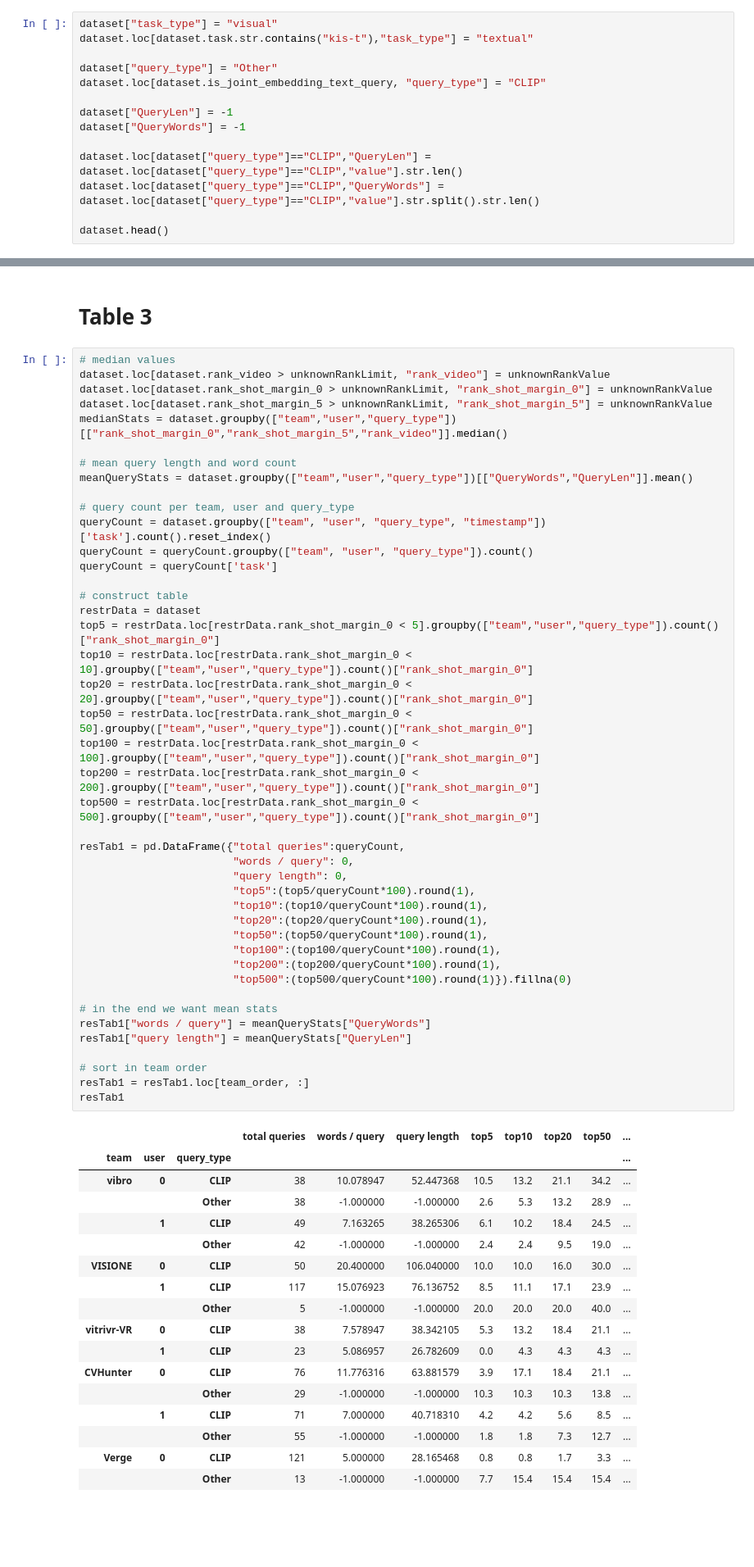
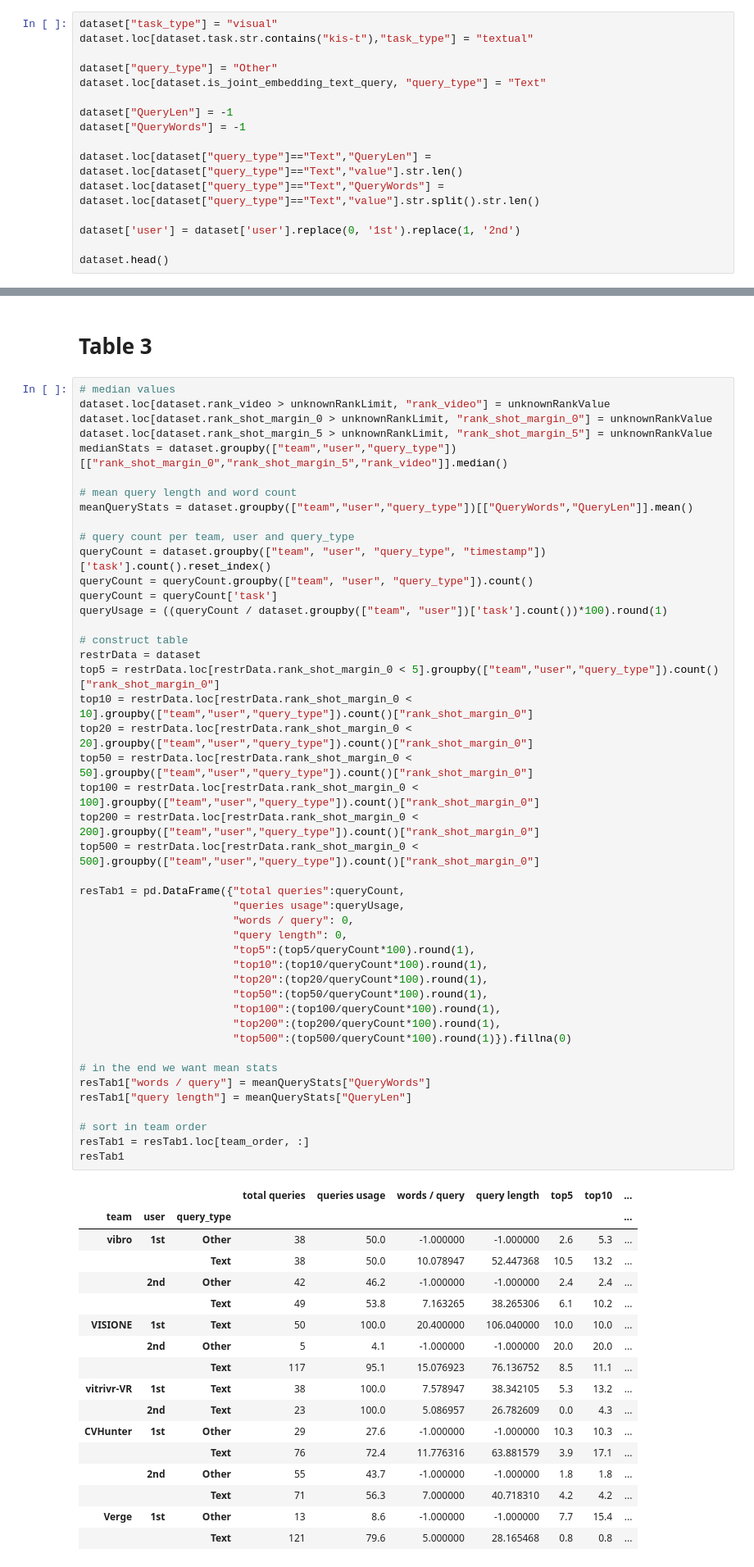
Before and after one commit to sauterl/VBS23-Post-Hoc-Analysis, a Jupyter notebook: src/python/notebooks/text_query_processing_2023.ipynb, the cells around one changed output, grey strips where cells are left out. Shown: that part at 82% size. Drawn from its saved outputs; the diff is of its cells as text; blank space fills up the shorter version.

Commit message:
updating the preprocessing of query analysis

```diff
--- a/src/python/notebooks/text_query_processing_2023.ipynb
+++ b/src/python/notebooks/text_query_processing_2023.ipynb
@@ -48,13 +48,15 @@ dataset["task_type"] = "visual"
 dataset.loc[dataset.task.str.contains("kis-t"),"task_type"] = "textual"
 
 dataset["query_type"] = "Other"
-dataset.loc[dataset.is_joint_embedding_text_query, "query_type"] = "CLIP"
+dataset.loc[dataset.is_joint_embedding_text_query, "query_type"] = "Text"
 
 dataset["QueryLen"] = -1
 dataset["QueryWords"] = -1
 
-dataset.loc[dataset["query_type"]=="CLIP","QueryLen"] = dataset.loc[dataset["query_type"]=="CLIP","value"].str.len()
-dataset.loc[dataset["query_type"]=="CLIP","QueryWords"] = dataset.loc[dataset["query_type"]=="CLIP","value"].str.split().str.len()
+dataset.loc[dataset["query_type"]=="Text","QueryLen"] = dataset.loc[dataset["query_type"]=="Text","value"].str.len()
+dataset.loc[dataset["query_type"]=="Text","QueryWords"] = dataset.loc[dataset["query_type"]=="Text","value"].str.split().str.len()
+
+dataset['user'] = dataset['user'].replace(0, '1st').replace(1, '2nd')
 
 dataset.head()
 # %% [output]
@@ -128,53 +140,55 @@ meanQueryStats = dataset.groupby(["team","user","query_type"])[["QueryWords","Qu
 queryCount = dataset.groupby(["team", "user", "query_type", "timestamp"])['task'].count().reset_index()
 queryCount = queryCount.groupby(["team", "user", "query_type"]).count()
 queryCount = queryCount['task']
+queryUsage = ((queryCount / dataset.groupby(["team", "user"])['task'].count())*100).round(1)
 
 # construct table
 restrData = dataset
 top5 = restrData.loc[restrData.rank_shot_margin_0 < 5].groupby(["team","user","query_type"]).count()["rank_shot_margin_0"]
 top10 = restrData.loc[restrData.rank_shot_margin_0 < 10].groupby(["team","user","query_type"]).count()["rank_shot_margin_0"]
 top20 = restrData.loc[restrData.rank_shot_margin_0 < 20].groupby(["team","user","query_type"]).count()["rank_shot_margin_0"]
 top50 = restrData.loc[restrData.rank_shot_margin_0 < 50].groupby(["team","user","query_type"]).count()["rank_shot_margin_0"]
 top100 = restrData.loc[restrData.rank_shot_margin_0 < 100].groupby(["team","user","query_type"]).count()["rank_shot_margin_0"]
 top200 = restrData.loc[restrData.rank_shot_margin_0 < 200].groupby(["team","user","query_type"]).count()["rank_shot_margin_0"]
 top500 = restrData.loc[restrData.rank_shot_margin_0 < 500].groupby(["team","user","query_type"]).count()["rank_shot_margin_0"]
 
 resTab1 = pd.DataFrame({"total queries":queryCount,
+                        "queries usage":queryUsage,
                         "words / query": 0,
                         "query length": 0,
                         "top5":(top5/queryCount*100).round(1),
                         "top10":(top10/queryCount*100).round(1),
                         "top20":(top20/queryCount*100).round(1),
                         "top50":(top50/queryCount*100).round(1),
                         "top100":(top100/queryCount*100).round(1),
                         "top200":(top200/queryCount*100).round(1),
                         "top500":(top500/queryCount*100).round(1)}).fillna(0)
 
 # in the end we want mean stats
 resTab1["words / query"] = meanQueryStats["QueryWords"]
 resTab1["query length"] = meanQueryStats["QueryLen"]
 
 # sort in team order
 resTab1 = resTab1.loc[team_order, :]
 resTab1
 # %% [output]
-|  |  |  | total queries | words / query | query length | top5 | top10 | top20 | top50 | ... |
-| team | user | query_type |  |  |  |  |  |  |  | ... |
-| vibro | 0 | CLIP | 38 | 10.078947 | 52.447368 | 10.5 | 13.2 | 21.1 | 34.2 | ... |
-|  |  | Other | 38 | -1.000000 | -1.000000 | 2.6 | 5.3 | 13.2 | 28.9 | ... |
-|  | 1 | CLIP | 49 | 7.163265 | 38.265306 | 6.1 | 10.2 | 18.4 | 24.5 | ... |
-|  |  | Other | 42 | -1.000000 | -1.000000 | 2.4 | 2.4 | 9.5 | 19.0 | ... |
-| VISIONE | 0 | CLIP | 50 | 20.400000 | 106.040000 | 10.0 | 10.0 | 16.0 | 30.0 | ... |
-|  | 1 | CLIP | 117 | 15.076923 | 76.136752 | 8.5 | 11.1 | 17.1 | 23.9 | ... |
-|  |  | Other | 5 | -1.000000 | -1.000000 | 20.0 | 20.0 | 20.0 | 40.0 | ... |
-| vitrivr-VR | 0 | CLIP | 38 | 7.578947 | 38.342105 | 5.3 | 13.2 | 18.4 | 21.1 | ... |
-|  | 1 | CLIP | 23 | 5.086957 | 26.782609 | 0.0 | 4.3 | 4.3 | 4.3 | ... |
-| CVHunter | 0 | CLIP | 76 | 11.776316 | 63.881579 | 3.9 | 17.1 | 18.4 | 21.1 | ... |
-|  |  | Other | 29 | -1.000000 | -1.000000 | 10.3 | 10.3 | 10.3 | 13.8 | ... |
-|  | 1 | CLIP | 71 | 7.000000 | 40.718310 | 4.2 | 4.2 | 5.6 | 8.5 | ... |
-|  |  | Other | 55 | -1.000000 | -1.000000 | 1.8 | 1.8 | 7.3 | 12.7 | ... |
-| Verge | 0 | CLIP | 121 | 5.000000 | 28.165468 | 0.8 | 0.8 | 1.7 | 3.3 | ... |
-|  |  | Other | 13 | -1.000000 | -1.000000 | 7.7 | 15.4 | 15.4 | 15.4 | ... |
+|  |  |  | total queries | queries usage | words / query | query length | top5 | top10 | ... |
+| team | user | query_type |  |  |  |  |  |  | ... |
+| vibro | 1st | Other | 38 | 50.0 | -1.000000 | -1.000000 | 2.6 | 5.3 | ... |
+|  |  | Text | 38 | 50.0 | 10.078947 | 52.447368 | 10.5 | 13.2 | ... |
+|  | 2nd | Other | 42 | 46.2 | -1.000000 | -1.000000 | 2.4 | 2.4 | ... |
+|  |  | Text | 49 | 53.8 | 7.163265 | 38.265306 | 6.1 | 10.2 | ... |
+| VISIONE | 1st | Text | 50 | 100.0 | 20.400000 | 106.040000 | 10.0 | 10.0 | ... |
+|  | 2nd | Other | 5 | 4.1 | -1.000000 | -1.000000 | 20.0 | 20.0 | ... |
+|  |  | Text | 117 | 95.1 | 15.076923 | 76.136752 | 8.5 | 11.1 | ... |
+| vitrivr-VR | 1st | Text | 38 | 100.0 | 7.578947 | 38.342105 | 5.3 | 13.2 | ... |
+|  | 2nd | Text | 23 | 100.0 | 5.086957 | 26.782609 | 0.0 | 4.3 | ... |
+| CVHunter | 1st | Other | 29 | 27.6 | -1.000000 | -1.000000 | 10.3 | 10.3 | ... |
+|  |  | Text | 76 | 72.4 | 11.776316 | 63.881579 | 3.9 | 17.1 | ... |
+|  | 2nd | Other | 55 | 43.7 | -1.000000 | -1.000000 | 1.8 | 1.8 | ... |
+|  |  | Text | 71 | 56.3 | 7.000000 | 40.718310 | 4.2 | 4.2 | ... |
+| Verge | 1st | Other | 13 | 8.6 | -1.000000 | -1.000000 | 7.7 | 15.4 | ... |
+|  |  | Text | 121 | 79.6 | 5.000000 | 28.165468 | 0.8 | 0.8 | ... |
 # %% [markdown]
 ## add queries per minute to table 3
 # %%
```
Also changed, not shown: parts of 9 cells of this notebook, 1 other file.
